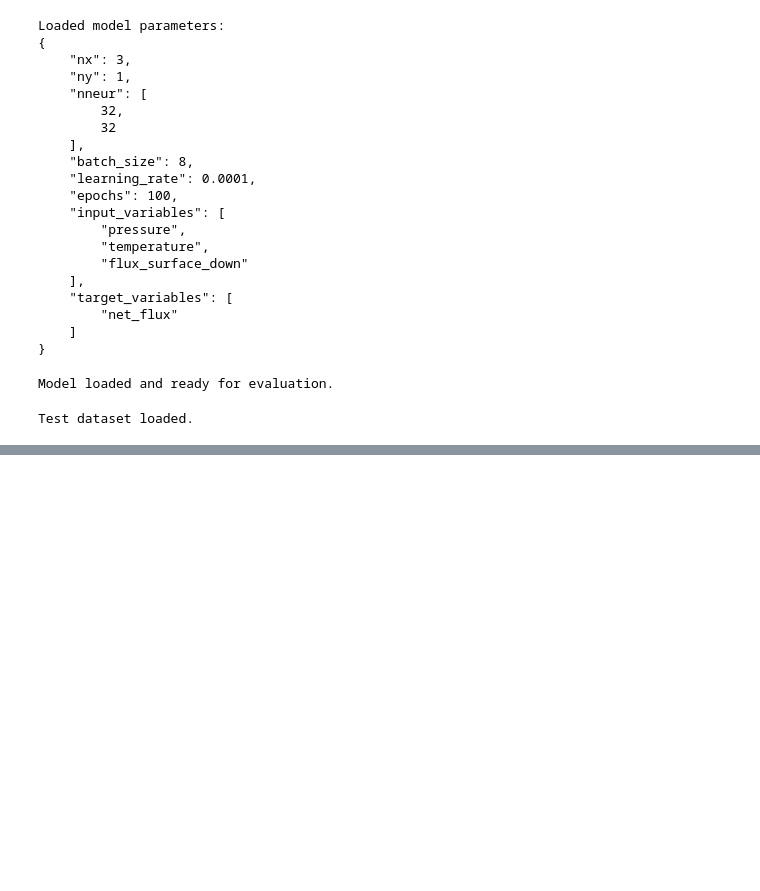
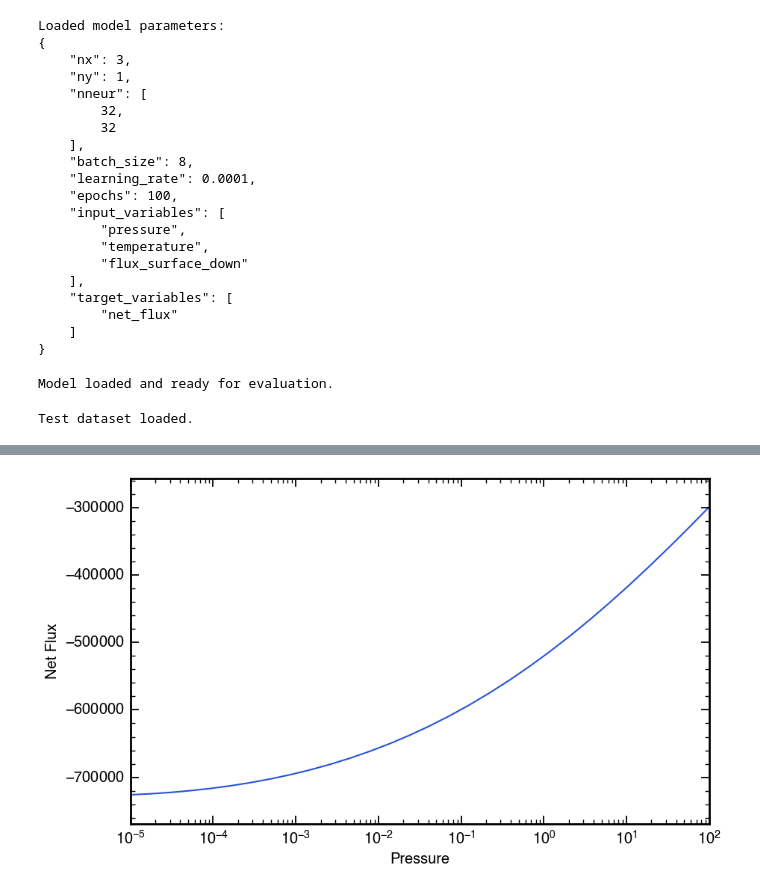
Before and after one commit to imalsky/NN_Profiles, a Jupyter notebook: plot_model_predictions.ipynb, the cells around one changed output, grey strips where cells are left out. Drawn from its saved outputs; the diff is of its cells as text; code cells hidden in the pictures; blank space fills up the shorter version.

```diff
--- a/plot_model_predictions.ipynb
+++ b/plot_model_predictions.ipynb
@@ -322,0 +333,49 @@ print(model_params)
+# %%
+# Normalize a single feature based on metadata
+def normalize(data, normalization_metadata, feature_name, method):
+    feature_metadata = normalization_metadata[feature_name]
+    if method == "min-max":
+        return (data - feature_metadata["min"]) / (feature_metadata["max"] - feature_metadata["min"])
+    elif method == "robust":
+        return (data - feature_metadata["median"]) / feature_metadata["iqr"]
+    else:
+        raise ValueError(f"Unknown normalization method: {method}")
+
+custom_nlevels = 30
+
+# Example custom pressure and temperature inputs
+custom_pressure = torch.linspace(-5, 2, custom_nlevels).unsqueeze(1)  # 50 pressure points
+custom_temperature = torch.linspace(500, 500, custom_nlevels).unsqueeze(1)  # 50 temperature points
+custom_flux_surface_down = torch.full((custom_nlevels, 1), 0)  # Example constant flux_surface_down
+
+# Normalize inputs based on metadata
+custom_pressure_norm = normalize(custom_pressure, normalization_metadata, "pressure",
+                                  normalization_metadata["normalization_methods"]["pressure"])
+custom_temperature_norm = normalize(custom_temperature, normalization_metadata, "temperature",
+                                     normalization_metadata["normalization_methods"]["temperature"])
+custom_flux_surface_down_norm = normalize(custom_flux_surface_down, normalization_metadata, "flux_surface_down",
+                                           normalization_metadata["normalization_methods"]["flux_surface_down"])
+
+# Combine normalized inputs into the required input format
+custom_inputs = torch.cat([custom_pressure_norm, custom_temperature_norm, custom_flux_surface_down_norm], dim=-1).unsqueeze(0)
+custom_inputs = custom_inputs.to(device)
+
+# Pass the normalized inputs to the model
+with torch.no_grad():
+    outputs = model(inputs_main=custom_inputs)
+
+    # Denormalize outputs for visualization
+    outputs_np = outputs.cpu().numpy()
+    net_flux_pred_norm = outputs_np[:, :, 0]
+    net_flux_method = normalization_metadata["normalization_methods"]["net_flux"]
+    net_flux_pred = denormalize(net_flux_pred_norm, normalization_metadata, "net_flux", net_flux_method)
+
+    # Plot results
+    plt.figure(figsize=(10, 6))
+    for i in range(custom_inputs.shape[0]):  # Loop over batch dimension
+        plt.plot(10 ** custom_pressure.cpu().numpy(), net_flux_pred[i])
+    plt.xlabel("Pressure")
+    plt.ylabel("Net Flux")
+    plt.xscale('log')
+# %% [output]
+[figure, added]
```
Also changed, not shown: parts of 9 cells of this notebook, 41 other files.
